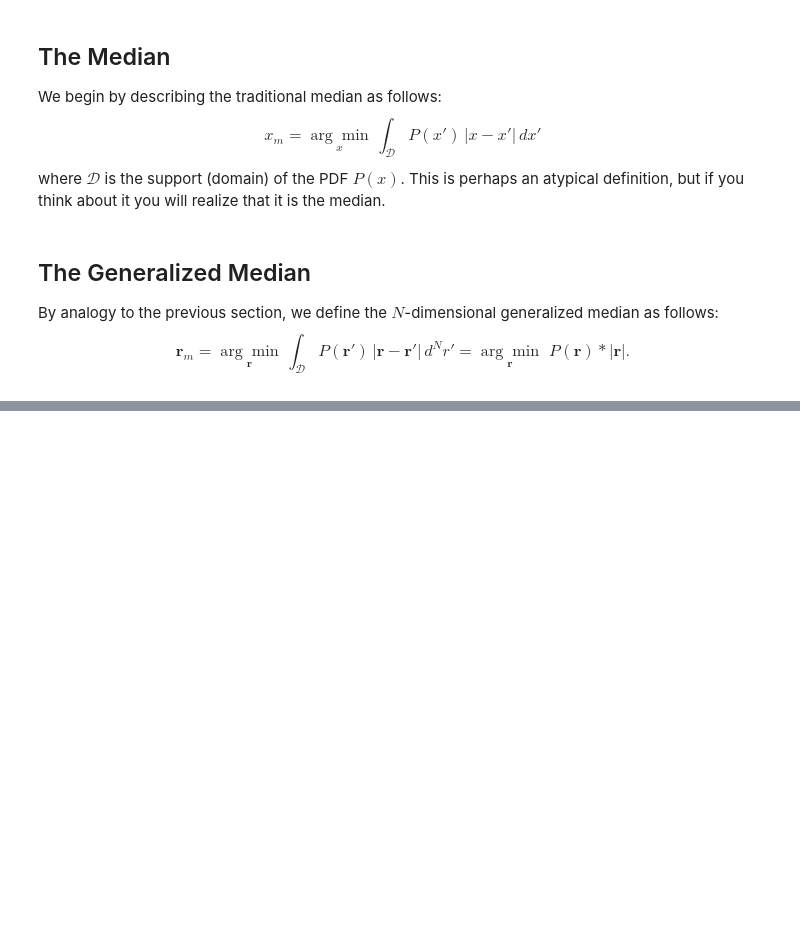
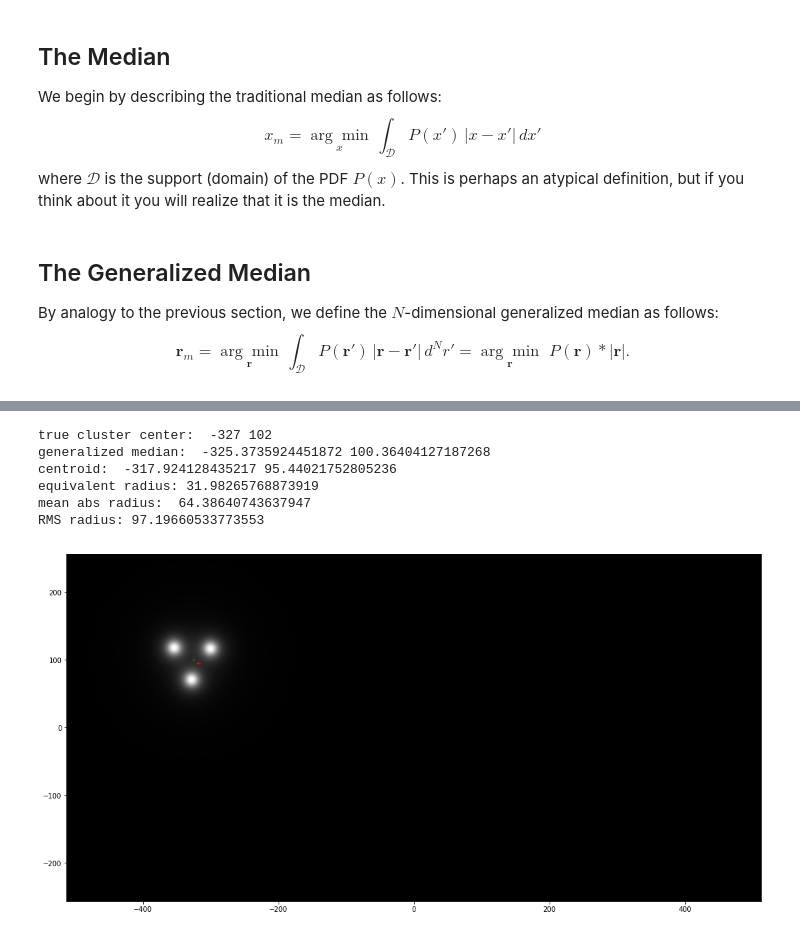
Before and after one commit to Kankelborg-Group/kgpy, a Jupyter notebook: kgpy/img/GeneralizedMedian/Generalized Median.ipynb, the cells around one changed output, grey strips where cells are left out. Cells and saved outputs as stored; diff of their text form; code cells hidden in the pictures; blank space fills up the shorter version.

```diff
--- a/kgpy/img/GeneralizedMedian/Generalized Median.ipynb
+++ b/kgpy/img/GeneralizedMedian/Generalized Median.ipynb
@@ -50,0 +121,48 @@ array([[-1, -1, -1],
+# %%
+# Now test with three sources, arranged in an equilateral triangle.
+test3 = test1*0. # start from a clean slate.
+rsrc = 31.
+thetasrc = np.array([0,1./3.,2./3.]) * 2.*np.pi + 0.5
+xsrc = rsrc * np.cos(thetasrc) + xtrue
+ysrc = rsrc * np.sin(thetasrc) + ytrue
+for i in range(3):
+    rs3 = np.sqrt((xs-xsrc[i])**2 + (ys-ysrc[i])**2)
+    test3 = test3 + 1./(1+(rs3/10.)**2.5)
+
+fig=plt.figure(figsize=(18, 16))
+imgplot = plt.imshow(test3, cmap='gray', extent=extent,
+                     aspect='equal', origin='lower',
+                     interpolation='bilinear')
+
+# First, give the true center value
+print('true cluster center: ',xtrue,ytrue)
+
+# Generalized median calculation
+(jm3,im3,delta_x3,delta_y3,meanabsrad3) = gm.gm2d(test3)
+xgm3 = x[jm3]+delta_x3
+ygm3 = y[im3]+delta_y3
+print('generalized median: ',xgm3,ygm3)
+
+# Compare moments
+xc3 = np.sum(xs*test3)/np.sum(test3)
+yc3 = np.sum(ys*test3)/np.sum(test3)
+print('centroid: ',xc3,yc3)
+rmsrad3 = np.sqrt(  np.sum( ( ( xs-xc3)**2 + (ys-yc3)**2 ) * test3 ) / np.sum(test3)  )
+
+# Measures of width:
+equivrad3 = np.sqrt( np.sum(test3)/np.amax(test3)/np.pi )
+print('equivalent radius:',equivrad3)
+print('mean abs radius: ',meanabsrad3)
+print('RMS radius:',rmsrad3)
+
+# Overplot stats
+plt.plot(xc3,yc3,'r+',xgm3,ygm3,'g+')
+plt.show()
+# %% [output]
+true cluster center:  -327 102
+generalized median:  -325.3735924451872 100.36404127187268
+centroid:  -317.924128435217 95.44021752805236
+equivalent radius: 31.98265768873919
+mean abs radius:  64.38640743637947
+RMS radius: 97.19660533773553
+[figure, added]
```
Also changed, not shown: parts of 7 cells of this notebook, 6 other files.
